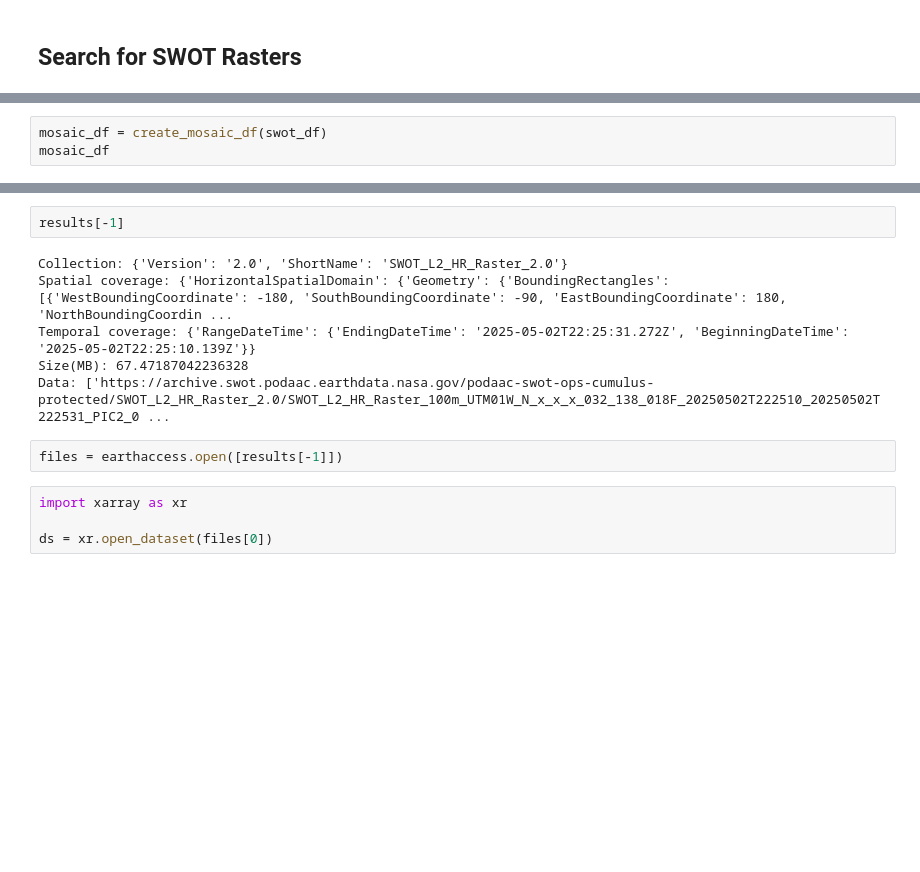
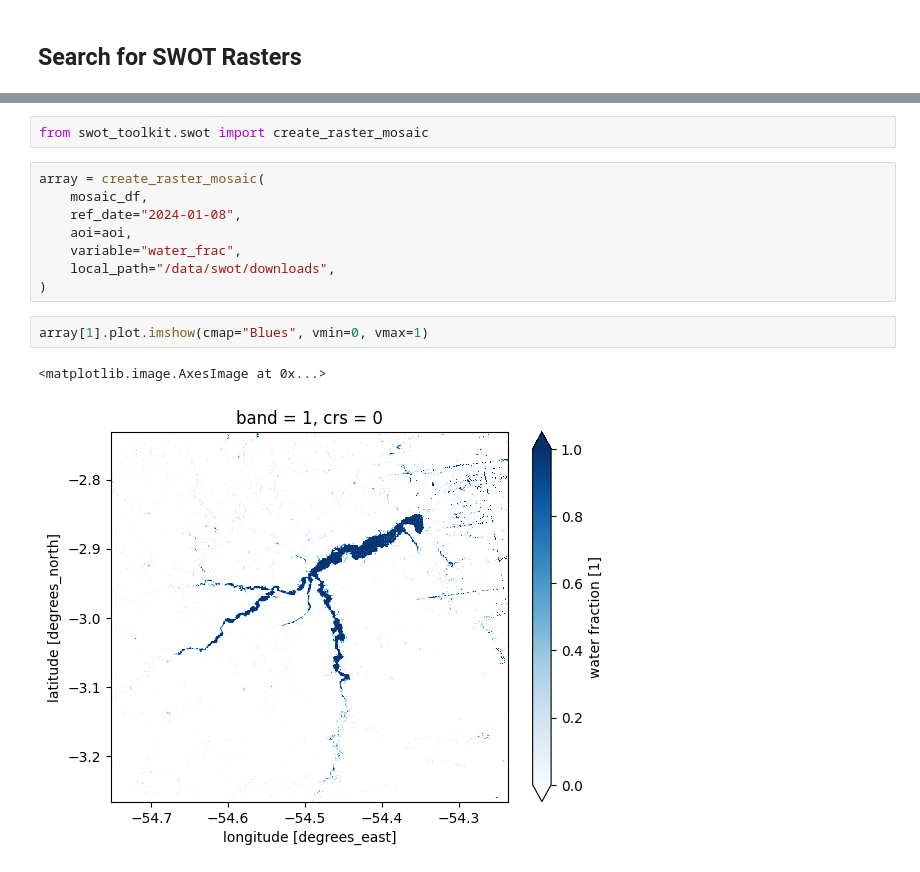
Before and after one commit to cordmaur/swot, a Jupyter notebook: nbs/08-Download_SWOT_rasters.ipynb, the cells around one changed output, grey strips where cells are left out. Cells and saved outputs as stored; diff of their text form; blank space fills up the shorter version.

```diff
--- a/nbs/08-Download_SWOT_rasters.ipynb
+++ b/nbs/08-Download_SWOT_rasters.ipynb
@@ -170,3 +100,0 @@ len(swot_df)
-# %%
-mosaic_df = create_mosaic_df(swot_df)
-mosaic_df
@@ -223,14 +101,15 @@ results[-1]["umm"]
-# %%
-results[-1]
-# %% [output]
-Collection: {'Version': '2.0', 'ShortName': 'SWOT_L2_HR_Raster_2.0'}
-Spatial coverage: {'HorizontalSpatialDomain': {'Geometry': {'BoundingRectangles': [{'WestBoundingCoordinate': -180, 'SouthBoundingCoordinate': -90, 'EastBoundingCoordinate': 180, 'NorthBoundingCoordin ...
-Temporal coverage: {'RangeDateTime': {'EndingDateTime': '2025-05-02T22:25:31.272Z', 'BeginningDateTime': '2025-05-02T22:25:10.139Z'}}
-Size(MB): 67.47187042236328
-Data: ['https://archive.swot.podaac.earthdata.nasa.gov/podaac-swot-ops-cumulus-protected/SWOT_L2_HR_Raster_2.0/SWOT_L2_HR_Raster_100m_UTM01W_N_x_x_x_032_138_018F_20250502T222510_20250502T222531_PIC2_0 ...
-# %%
-files = earthaccess.open([results[-1]])
-# %%
-import xarray as xr
-
-ds = xr.open_dataset(files[0])
+# %%
+from swot_toolkit.swot import create_raster_mosaic
+# %%
+array = create_raster_mosaic(
+    mosaic_df,
+    ref_date="2024-01-08",
+    aoi=aoi,
+    variable="water_frac",
+    local_path="/data/swot/downloads",
+)
+# %%
+array[1].plot.imshow(cmap="Blues", vmin=0, vmax=1)
+# %% [output]
+<matplotlib.image.AxesImage at 0x...>
+[figure, added]
```
Also changed, not shown: parts of 84 cells of this notebook, 7 other files.
